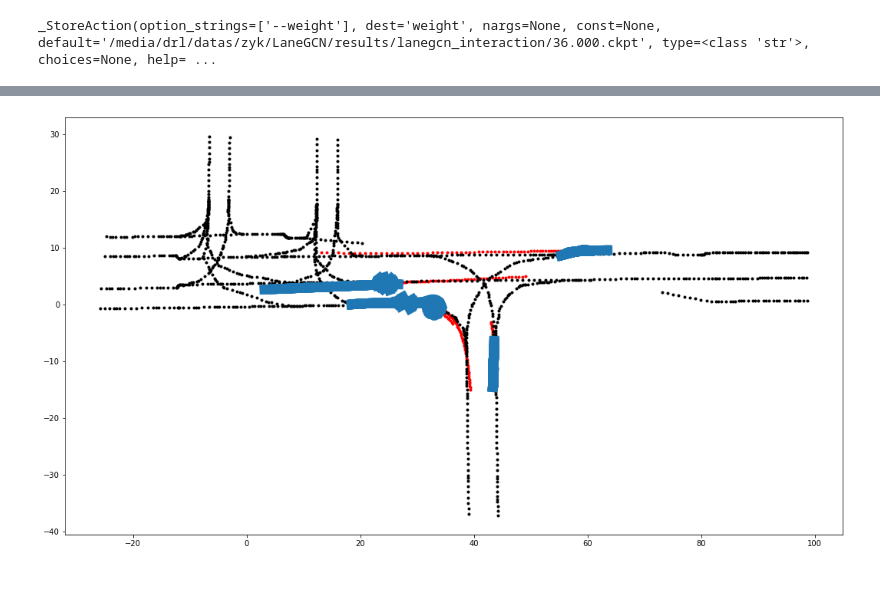
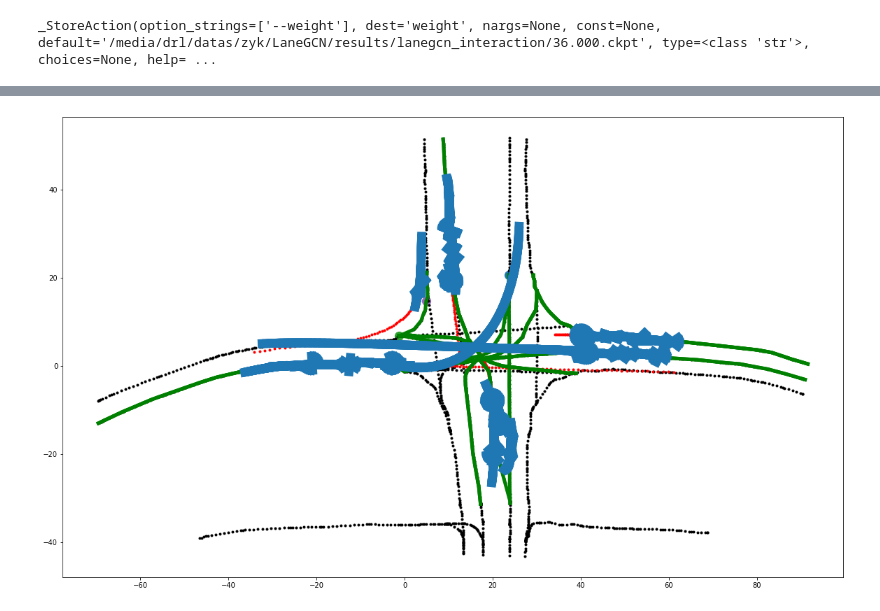
Before and after one commit to YikangZhang1641/modified_LaneGCN, a Jupyter notebook: test_interaction.ipynb, the cells around one changed output, grey strips where cells are left out. Saved outputs shown, nothing was run; the diff lists cells and outputs as text; code cells hidden in the pictures; blank space fills up the shorter version.

```diff
--- a/test_interaction.ipynb
+++ b/test_interaction.ipynb
@@ -64,5 +49,5 @@ config
 # %%
-ckpt_path = "/home/user/Datasets/interpolated/preprocess_results_10s_interp10_thr10_scale7/results/30.000.ckpt"
+ckpt_path = "/home/user/Datasets/ref_paths/preprocess_results_10s_ref_path_ignore_no_matches_with_rotation_0721/results/38.000.ckpt"
 # ckpt_path = "/media/drl/datas/zyk/LaneGCN/results/lanegcn/17.000.ckpt"
 
 if not os.path.isabs(ckpt_path):
@@ -89,14 +74,14 @@ Net(
   )
 )
 # %%
-# dataset = InteDataset('/home/user/Datasets/interpolated/preprocess_results_10s/tmp/')
-dataset = InteDataset('/home/user/Datasets/interpolated/preprocess_results_10s_interp10_thr10_scale7/tmp/')
+dataset = InteDataset('/home/user/Datasets/ref_paths/preprocess_results_10s_ref_path_ignore_no_matches_with_rotation_0721/tmp/')
+# dataset = InteDataset('/home/user/Datasets/raw_map/preprocess_results_5s/tmp/')
 data_loader = DataLoader(
     dataset,
     batch_size=config["val_batch_size"],
     num_workers=config["val_workers"],
     collate_fn=collate_fn,
-    shuffle=True,
+    shuffle=False,
     pin_memory=True,
 )
 
@@ -109,9 +94,10 @@ data_list = []
 for ii, data in tqdm(enumerate(data_loader)):
     data = dict(data)
     with torch.no_grad():
+
         output = net(data)
         results = [x.detach().cpu().numpy() for x in output["reg"]]
-        display = post_process(output, data)
+#         display = post_process(output, data)
 #     for i, pred_traj in enumerate(results):
 #         if i != 0:
 #             continue
@@ -124,5 +152,5 @@ for ii, data in tqdm(enumerate(data_loader)):
 # %%
-def traj_plot(traj, rot, orig, ax=None, c=""):
+def traj_plot(traj, rot, orig, ax=None, c="", s=[]):
 
 
     if isinstance(traj, torch.Tensor):
@@ -135,6 +163,9 @@ def traj_plot(traj, rot, orig, ax=None, c=""):
     centerline = np.matmul(rot, (centerline.reshape(-1, 2)).T).T
 
     if ax is not None:
-        ax.plot(centerline[:, 0], centerline[:, 1], c)
+        ax.plot(centerline[:, 0], centerline[:, 1], c, s)
 
     return centerline
+
+def dis(x0, x1, y0, y1):
+    return np.sqrt((x0-x1)**2 + (y0-y1)**2)
@@ -241,57 +350,88 @@ graph = data['graph'][idx]
 gt_preds = data['gt_preds'][idx]
 has_preds = data['has_preds'][idx]
 
-fig, ax = plt.subplots(1,1, figsize=(20,10))
+fig, ax = plt.subplots(1,1, figsize=(20, 20))
 ax.set_aspect('equal', adjustable='box')
 
-width = 1.72
-length = 4.15
+ctrs = graph['ctrs']
+ax.plot(ctrs[:, 0], ctrs[:, 1], 'k.')
 
-entire_trajs = np.zeros([gt_preds.shape[0], 100, 3])
+
+res_final_dis, res_final_lane, res_final_pt = [], [], []
+entire_trajs = np.zeros([gt_preds.shape[0], 20 + config['pred_size'], 3])
 for a in range(gt_preds.shape[0]):
+    width, length = data['shapes'][idx][a]
+
     mask = has_preds[a]
     gt_pred = gt_preds[a][mask]
 
     hist = data['feats'][idx][a][:,:2]
     pred_traj = traj_plot(results[idx][a, k, :, :], rot, orig)
     plt.plot(hist[:, 0], hist[:, 1], 'y.')
     traj_plot(gt_pred,  rot, orig, ax, 'r.')
 
-    entire_traj = np.concatenate([hist.numpy(), pred_traj], 0)
-    Xseq = entire_traj[:, 0]
-    Yseq = entire_traj[:, 1]
+    sp_hist = spline5(hist.numpy()[:, 0], hist.numpy()[:, 1])
+    pred_traj[0] = hist[-1]
+    sp_pred = spline5(pred_traj[:, 0], pred_traj[:, 1])
 
-    sp = spline5(Xseq, Yseq)
-#     spx = spline5(Xseq)
-#     spy = spline5(Yseq)
-
-    T = len(Xseq)
-    for time_stamp in range(T):
-#         x, dx = spx.cal(time_stamp / (T - 1))
-#         y, dy = spy.cal(time_stamp / (T - 1))
-        x, y, dx, dy = sp.cal(time_stamp / (T - 1))
+    hist_T = hist.shape[0]
+    for time_stamp in range(hist_T):
+        x, y, dx, dy = sp_hist.cal(time_stamp / (hist_T - 1))
         entire_trajs[a, time_stamp, 0] = x
         entire_trajs[a, time_stamp, 1] = y
         entire_trajs[a, time_stamp, 2] = math.atan2(dy, dx)
 
+    for time_stamp in range(config['pred_size']):
+        x, y, dx, dy = sp_pred.cal(time_stamp / (config['pred_size'] - 1))
+        entire_trajs[a, hist_T + time_stamp, 0] = x
+        entire_trajs[a, hist_T + time_stamp, 1] = y
+        entire_trajs[a, hist_T + time_stamp, 2] = math.atan2(dy, dx)
 
-for time_stamp in range(20 + 80):
+    min_final_dis = float('inf')
+    min_final_lane = None
+    min_final_pt = None
+
+    for ref in data['ref_paths'][idx][a]:
+        if ref is None:
+            continue
+
+        Lane = torch.matmul(ref - data['orig'][idx], rot.T)
+        map_car0 = Lane - pred_traj[-1]
+        lane_end_id = torch.argmin(torch.sum(map_car0 ** 2, 1))
+    #             plt.plot(Lane[:, 0], Lane[:, 1], 'g')
+
+        final_pt = Lane[lane_end_id]
+    #             plt.scatter(final_pt[0], final_pt[1], s=150)
+
+        final_dis = torch.sqrt(torch.sum((final_pt - pred_traj[-1]) ** 2))
+    #             print(final_pt, traj[-1], final_dis)
+        if min_final_dis > final_dis:
+            min_final_dis = final_dis
+            min_final_lane = Lane
+            min_final_pt = final_pt
+
+    res_final_dis.append(min_final_dis)
+    res_final_lane.append(min_final_lane)
+    res_final_pt.append(min_final_pt)
+
+    plt.plot(min_final_lane[:, 0], min_final_lane[:, 1], 'g', linewidth=5)
+    plt.scatter(min_final_pt[0], min_final_pt[1], s=150)
+
+for time_stamp in range(entire_trajs.shape[1]):
     for a in range(gt_preds.shape[0]):
         ms = entire_trajs[a][time_stamp]
         rect = matplotlib.patches.Polygon(polygon_xy_from_motionstate(ms, width, length), closed=True, zorder=20)
         ax.add_patch(rect)
 
 
 # ax.plot(entire_traj[:, 0], entire_traj[:, 1], 'b.')
 
-ctrs = graph['ctrs']
-ax.plot(ctrs[:, 0], ctrs[:, 1], 'k.')
 
 #     plt.savefig('/home/user/Projects/LaneGCN_modified/results/remote_results/0603_5s/' + str(idx) + '_' + str(k))
 #     plt.savefig('/home/user/Videos/0603/8s/' + str(idx) + '_' + str(k))
 plt.show()
 # %% [output]
-[figure, old version]
+[figure, new version]
 # %%
 %%time
 import matplotlib.animation as animation
```
Also changed, not shown: parts of 16 cells of this notebook, 4 other files.
